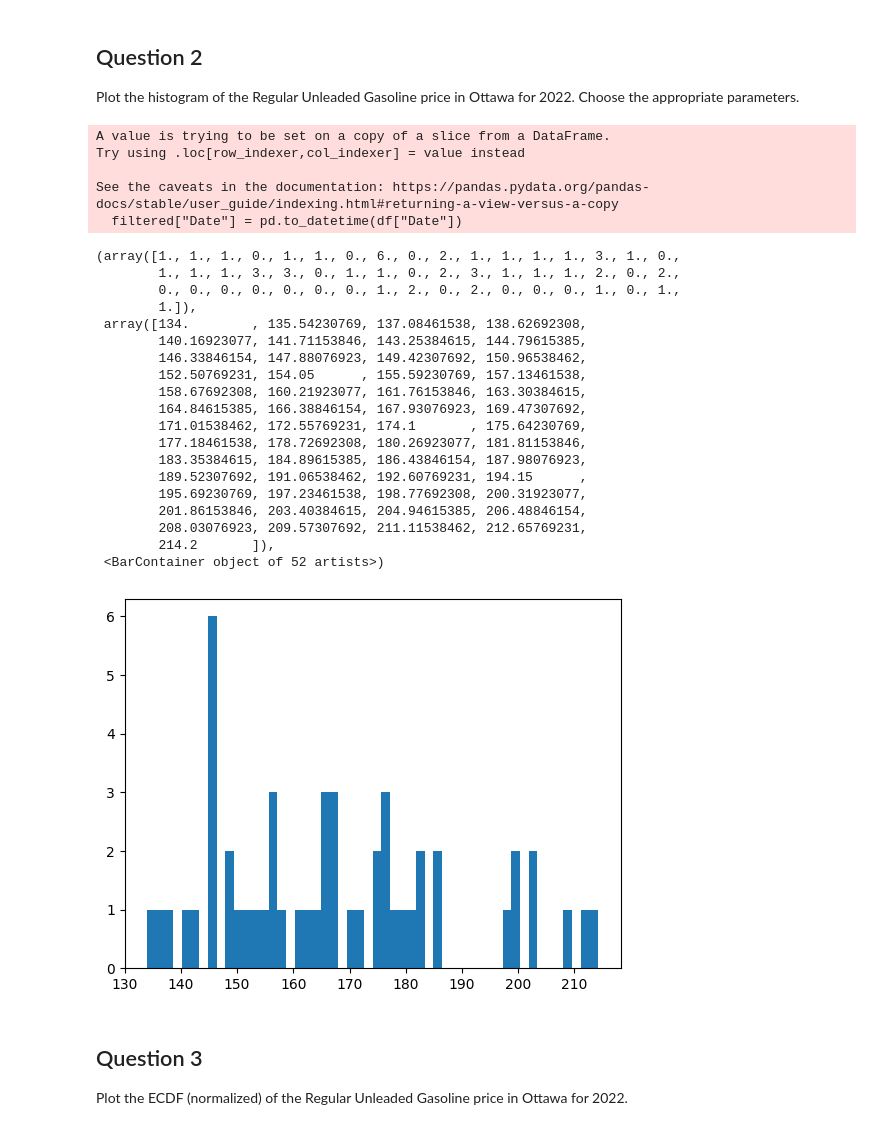
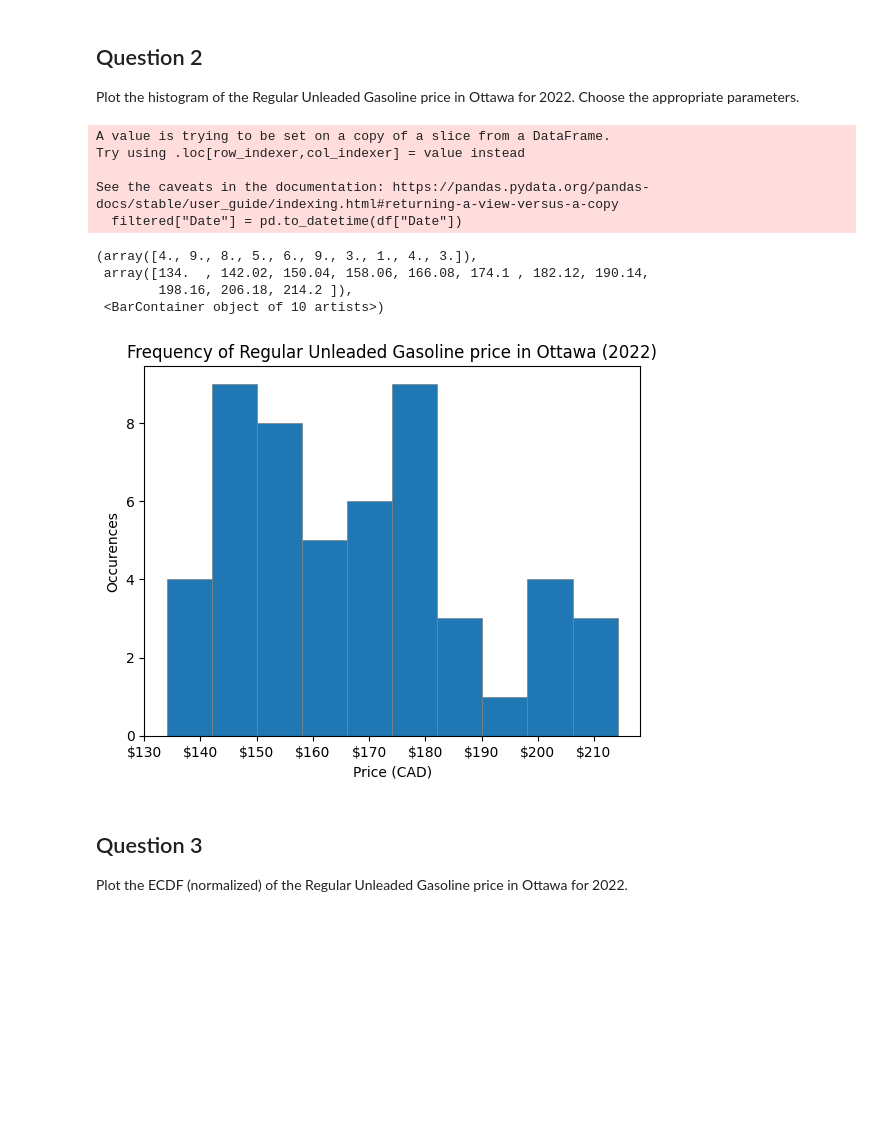
Before and after one commit to Ryan-JW-Kim/Year3Sem2, a Jupyter notebook: CP321/Assignment1/Assignment1.ipynb, the cells around one changed output. Saved outputs shown, nothing was run; the diff lists cells and outputs as text; code cells hidden in the pictures; blank space fills up the shorter version.

Commit message:
finished data vis a1 and algo a1, a2

```diff
--- a/CP321/Assignment1/Assignment1.ipynb
+++ b/CP321/Assignment1/Assignment1.ipynb
@@ -57,44 +65,38 @@ Plot the histogram of the Regular Unleaded Gasoline price in Ottawa for 2022. Ch
 # %%
 # Filter for only Regular Unleaded Gasoline
 filtered = df[df["Fuel Type"] == "Regular Unleaded Gasoline"]
 
 # Filter for entries of 2022
 filtered["Date"] = pd.to_datetime(df["Date"])
 filtered = filtered[filtered["Date"].dt.year == 2022]
+
+# Filter for only Ottawa's data
 filtered = filtered.filter(items=["Date", "Ottawa"])
-
-month_name_map = {1: "January", 2: "February", 3: "March", 4: "April", 5: "May", 6: "June", 7: "July", 8: "August", 9: "September", 10: "October", 11: "November", 12: "December"}
 
 prices = filtered["Ottawa"].to_list()
 dates = filtered["Date"].to_list()
 
-plt.hist(prices, len(prices))
+# Labels and Title
+plt.title("Frequency of Regular Unleaded Gasoline price in Ottawa (2022)")
+plt.ylabel("Occurences")
+plt.xlabel("Price (CAD)")
+
+# Add dollar sign to x-axis
+plt.gca().xaxis.set_major_formatter(FormatStrFormatter('$%d'))
+
+# Number of bins for histogram is the number_of_price_points//4
+plt.hist(prices, len(prices)//5, edgecolor="grey", linewidth=.5)
 # %% [output]
 A value is trying to be set on a copy of a slice from a DataFrame.
 Try using .loc[row_indexer,col_indexer] = value instead
 
 See the caveats in the documentation: https://pandas.pydata.org/pandas-docs/stable/user_guide/indexing.html#returning-a-view-versus-a-copy
   filtered["Date"] = pd.to_datetime(df["Date"])
-(array([1., 1., 1., 0., 1., 1., 0., 6., 0., 2., 1., 1., 1., 1., 3., 1., 0.,
-        1., 1., 1., 3., 3., 0., 1., 1., 0., 2., 3., 1., 1., 1., 2., 0., 2.,
-        0., 0., 0., 0., 0., 0., 0., 1., 2., 0., 2., 0., 0., 0., 1., 0., 1.,
-        1.]),
- array([134.        , 135.54230769, 137.08461538, 138.62692308,
-        140.16923077, 141.71153846, 143.25384615, 144.79615385,
-        146.33846154, 147.88076923, 149.42307692, 150.96538462,
-        152.50769231, 154.05      , 155.59230769, 157.13461538,
-        158.67692308, 160.21923077, 161.76153846, 163.30384615,
-        164.84615385, 166.38846154, 167.93076923, 169.47307692,
-        171.01538462, 172.55769231, 174.1       , 175.64230769,
-        177.18461538, 178.72692308, 180.26923077, 181.81153846,
-        183.35384615, 184.89615385, 186.43846154, 187.98076923,
-        189.52307692, 191.06538462, 192.60769231, 194.15      ,
-        195.69230769, 197.23461538, 198.77692308, 200.31923077,
-        201.86153846, 203.40384615, 204.94615385, 206.48846154,
-        208.03076923, 209.57307692, 211.11538462, 212.65769231,
-        214.2       ]),
- <BarContainer object of 52 artists>)
+(array([4., 9., 8., 5., 6., 9., 3., 1., 4., 3.]),
+ array([134.  , 142.02, 150.04, 158.06, 166.08, 174.1 , 182.12, 190.14,
+        198.16, 206.18, 214.2 ]),
+ <BarContainer object of 10 artists>)
-[figure, old version]
+[figure, new version]
 # %% [markdown]
 ## Question 3
 
```
Also changed, not shown: parts of 3 cells of this notebook, 2 other files.
